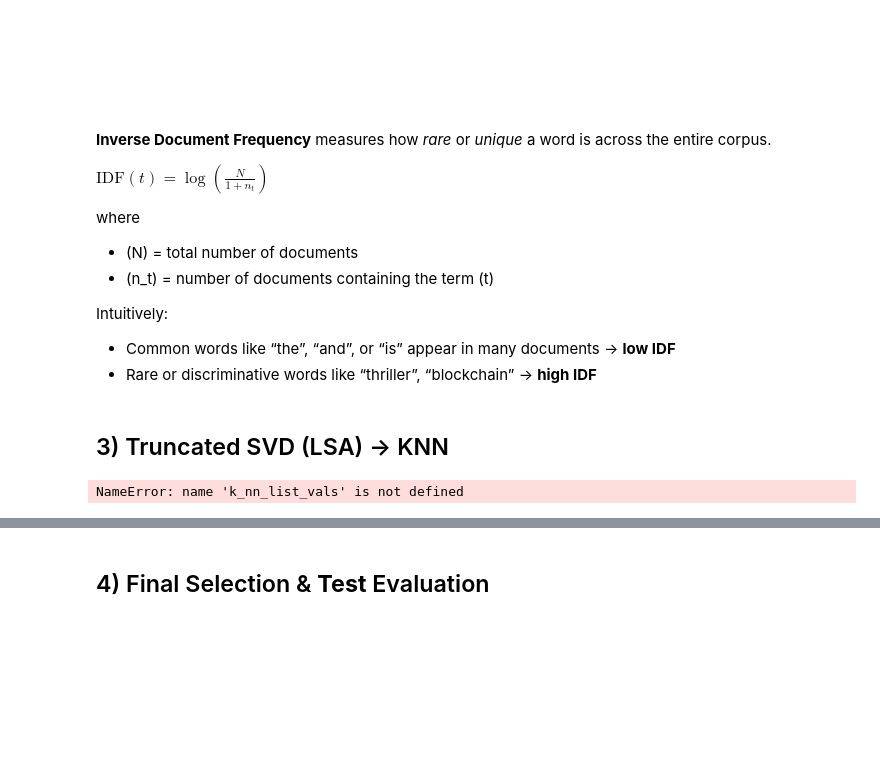
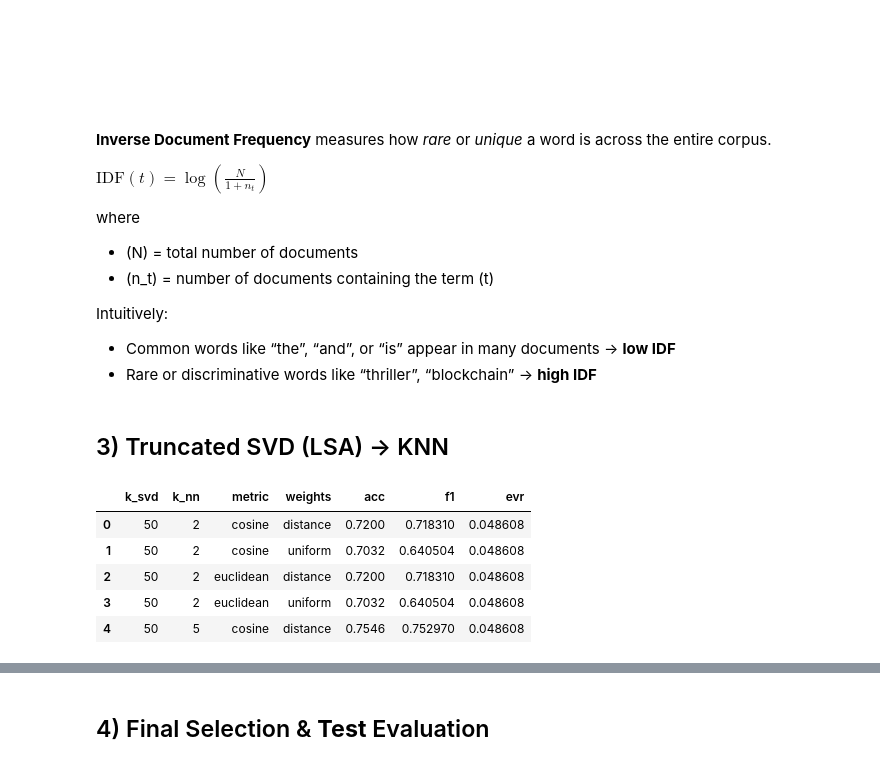
Before and after one commit to CS506-Boston-University/lab-6-HoangNguyen0309, a Jupyter notebook: Lab_6.ipynb, the cells around one changed output, grey strips where cells are left out. Cells and saved outputs as stored; diff of their text form; code cells hidden in the pictures; blank space fills up the shorter version.

```diff
--- a/Lab_6.ipynb
+++ b/Lab_6.ipynb
@@ -469,38 +469,63 @@ def eval_knn(model, name, X_tr, y_tr, X_va, y_va):
 ## 3) Truncated SVD (LSA) → KNN
 # %%
 from sklearn.decomposition import TruncatedSVD  # if not already imported
+import os, sys, math, json, random, time
+import numpy as np
+import pandas as pd
+import matplotlib.pyplot as plt
+
+from sklearn.model_selection import train_test_split
+from sklearn.pipeline import Pipeline
+from sklearn.feature_extraction.text import TfidfVectorizer
+from sklearn.neighbors import KNeighborsClassifier
+from sklearn.decomposition import TruncatedSVD
+from sklearn.preprocessing import Normalizer
+from sklearn.metrics import classification_report, accuracy_score, f1_score, confusion_matrix
 # RANDOM_STATE = 42  # or reuse your earlier RANDOMSTATE
+
+tfidf = TfidfVectorizer(
+    lowercase=True,
+    stop_words="english",
+    ngram_range=(1, 2),
+    max_df=0.9,
+    min_df=5
+)
 
 def make_svd_knn(k_components, n_neighbors, metric="cosine", weights="distance"):
     return Pipeline([
         ("tfidf", tfidf),
         # SVD on sparse TF-IDF
         ("svd", TruncatedSVD(n_components=k_components, random_state=RANDOM_STATE)),  # or RANDOMSTATE
         ("norm", Normalizer(norm="l2")),
         ("knn", KNeighborsClassifier(n_neighbors=n_neighbors, metric=metric, weights=weights))
     ])
 
 rows = []
 k_svd_list = [50]
-k_nn_list_vals = [2, 5]
+#k_nn_list_vals = [2, 5]
 
 for k_svd in k_svd_list:
     for k_nn in k_nn_list_vals:
         for metric in ["cosine", "euclidean"]:
             for w in ["uniform", "distance"]:
                 pipe = make_svd_knn(k_svd, k_nn, metric=metric, weights=w)
                 pipe.fit(X_train, y_train)
                 y_val_hat = pipe.predict(X_val)
                 acc = accuracy_score(y_val, y_val_hat)
                 f1  = f1_score(y_val, y_val_hat)
                 evr = pipe.named_steps["svd"].explained_variance_ratio_.sum()
                 rows.append({"k_svd": k_svd, "k_nn": k_nn, "metric": metric, "weights": w,
                              "acc": acc, "f1": f1, "evr": evr})
 
 svd_df = pd.DataFrame(rows).sort_values(["k_svd","k_nn","metric","weights"]).reset_index(drop=True)
 svd_df.head()
 # %% [output]
-NameError: name 'k_nn_list_vals' is not defined
+|  | k_svd | k_nn | metric | weights | acc | f1 | evr |
+| 0 | 50 | 2 | cosine | distance | 0.7200 | 0.718310 | 0.048608 |
+| 1 | 50 | 2 | cosine | uniform | 0.7032 | 0.640504 | 0.048608 |
+| 2 | 50 | 2 | euclidean | distance | 0.7200 | 0.718310 | 0.048608 |
+| 3 | 50 | 2 | euclidean | uniform | 0.7032 | 0.640504 | 0.048608 |
+| 4 | 50 | 5 | cosine | distance | 0.7546 | 0.752970 | 0.048608 |
 # %%
 
 # Plots (matplotlib only; single charts, default colors)
```
Also changed, not shown: parts of 6 cells of this notebook, 2 other files.
